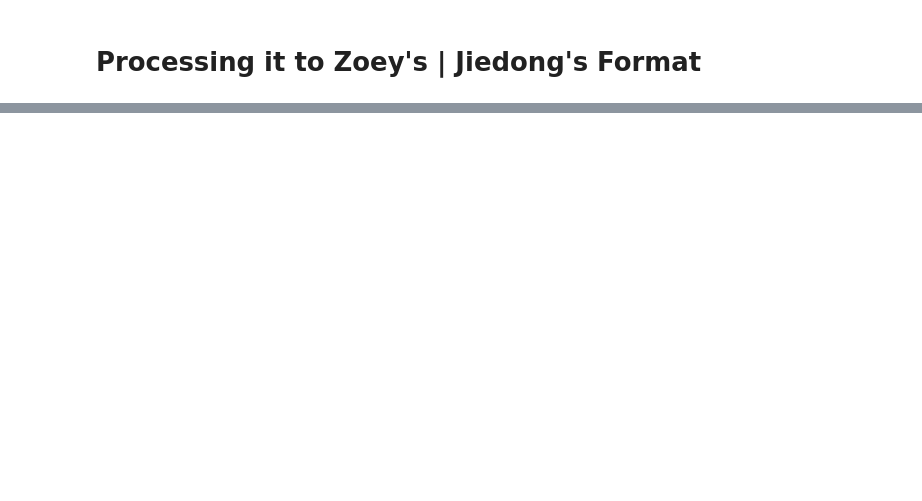
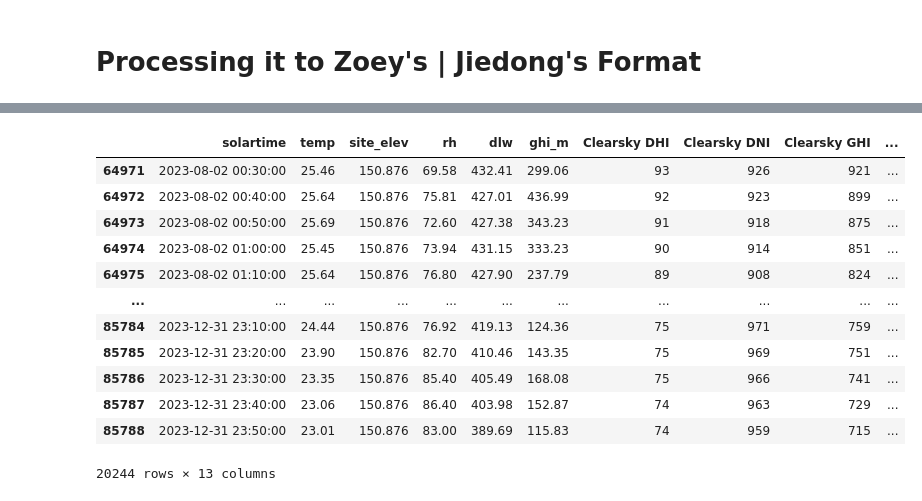
Before and after one commit to akarsh1207/Longwave-Radiation-Model-Hawaii, a Jupyter notebook: Cleaned Station Data/Conversion_to_Zoey_Jiedong.ipynb, the cells around one changed output, grey strips where cells are left out. Saved outputs shown, nothing was run; the diff lists cells and outputs as text; code cells hidden in the pictures; blank space fills up the shorter version.

```diff
--- a/Cleaned Station Data/Conversion_to_Zoey_Jiedong.ipynb
+++ b/Cleaned Station Data/Conversion_to_Zoey_Jiedong.ipynb
@@ -62,0 +174,17 @@ filter_df
+# %%
+final_df = merged_df.dropna()
+final_df
+# %% [output]
+|  | solartime | temp | site_elev | rh | dlw | ghi_m | Clearsky DHI | Clearsky DNI | Clearsky GHI | ... |
+| 64971 | 2023-08-02 00:30:00 | 25.46 | 150.876 | 69.58 | 432.41 | 299.06 | 93 | 926 | 921 | ... |
+| 64972 | 2023-08-02 00:40:00 | 25.64 | 150.876 | 75.81 | 427.01 | 436.99 | 92 | 923 | 899 | ... |
+| 64973 | 2023-08-02 00:50:00 | 25.69 | 150.876 | 72.60 | 427.38 | 343.23 | 91 | 918 | 875 | ... |
+| 64974 | 2023-08-02 01:00:00 | 25.45 | 150.876 | 73.94 | 431.15 | 333.23 | 90 | 914 | 851 | ... |
+| 64975 | 2023-08-02 01:10:00 | 25.64 | 150.876 | 76.80 | 427.90 | 237.79 | 89 | 908 | 824 | ... |
+| ... | ... | ... | ... | ... | ... | ... | ... | ... | ... | ... |
+| 85784 | 2023-12-31 23:10:00 | 24.44 | 150.876 | 76.92 | 419.13 | 124.36 | 75 | 971 | 759 | ... |
+| 85785 | 2023-12-31 23:20:00 | 23.90 | 150.876 | 82.70 | 410.46 | 143.35 | 75 | 969 | 751 | ... |
+| 85786 | 2023-12-31 23:30:00 | 23.35 | 150.876 | 85.40 | 405.49 | 168.08 | 75 | 966 | 741 | ... |
+| 85787 | 2023-12-31 23:40:00 | 23.06 | 150.876 | 86.40 | 403.98 | 152.87 | 74 | 963 | 729 | ... |
+| 85788 | 2023-12-31 23:50:00 | 23.01 | 150.876 | 83.00 | 389.69 | 115.83 | 74 | 959 | 715 | ... |
+20244 rows × 13 columns
```
Also changed, not shown: parts of 17 cells of this notebook, 9 other files.
